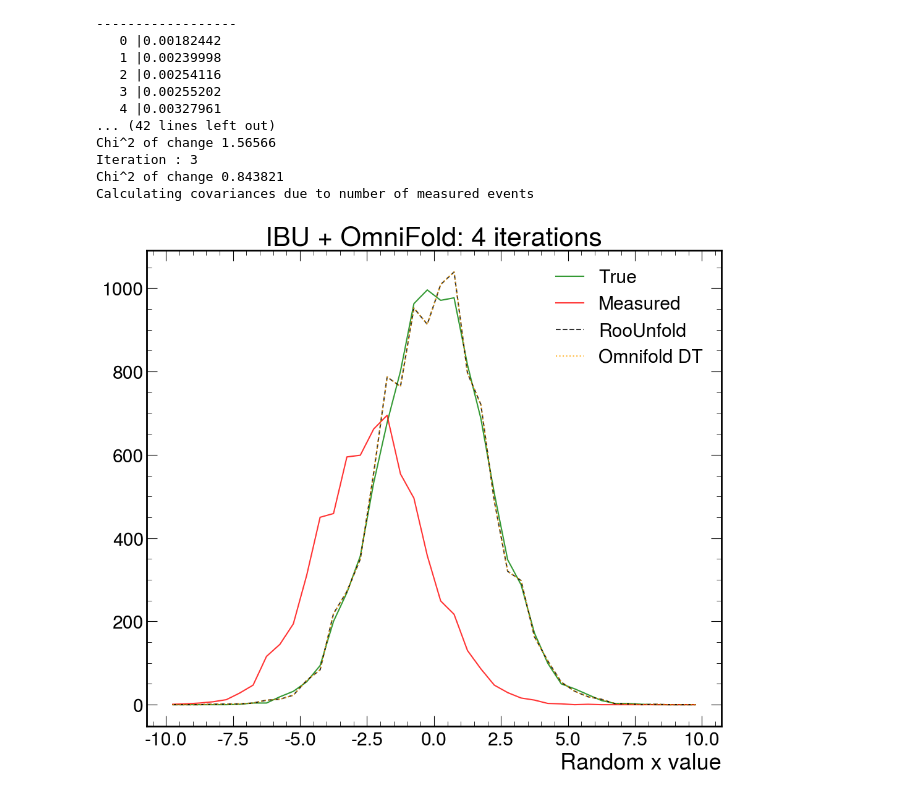
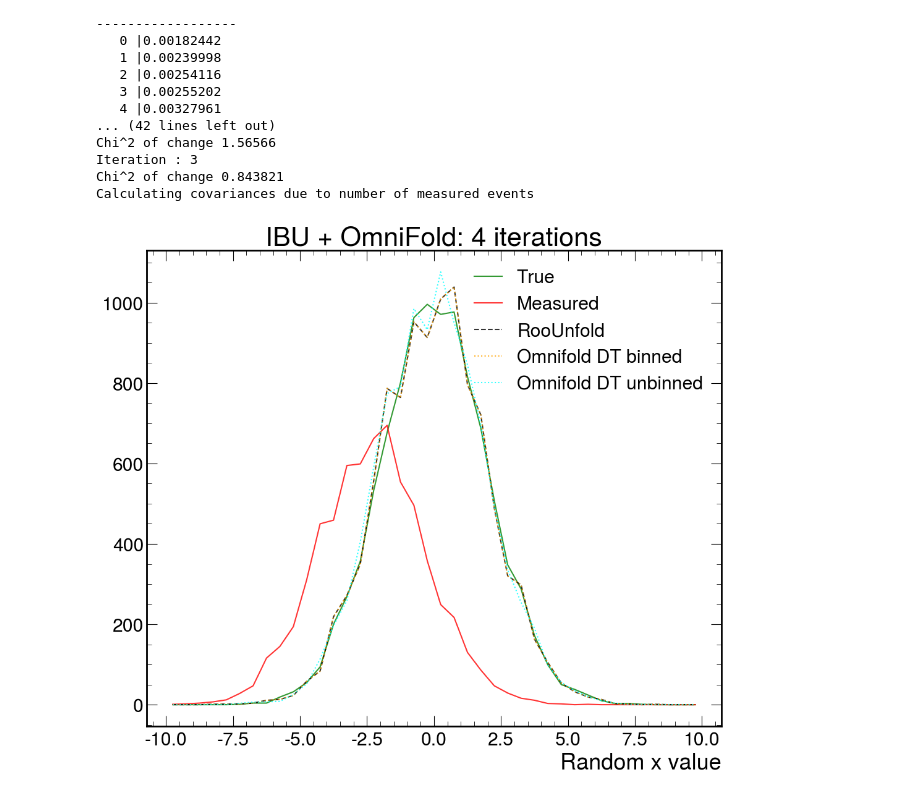
Before and after one commit to rymilton/unfolding, a Jupyter notebook: omnifold_decisiontrees.ipynb, the cells around one changed output. Saved outputs shown, nothing was run; the diff lists cells and outputs as text; code cells hidden in the pictures.

Commit message:
Added initial working version of unbinned unfolding

```diff
--- a/omnifold_decisiontrees.ipynb
+++ b/omnifold_decisiontrees.ipynb
@@ -148,0 +236,3 @@ omnifold_dt_hist = np.divide(omnifold_dt_hist, efficiencies_np, out=np.zeros_lik
+# %%
+# Getting weights from omnifold
+unbinned_weights, MC_entries_unbinned, sim_entries_unbinned = omnifold_unbinned(unbinned_MC_data, unbinned_sim_data, unbinned_measured_data, num_iterations)
@@ -148,0 +248,11 @@ omnifold_dt_hist = np.divide(omnifold_dt_hist, efficiencies_np, out=np.zeros_lik
+# %%
+fig, axs = plt.subplots(1, 2)
+iteration_to_plot = 3
+axs[0].hist(unbinned_weights[iteration_to_plot, 0], bins = 50)
+axs[0].set_xlabel("Weights pull")
+axs[0].set_yscale('log')
+
+axs[1].hist(unbinned_weights[iteration_to_plot, 1], bins = 50)
+axs[1].set_xlabel("Weights push")
+axs[1].set_yscale('log')
+fig.suptitle(f"Iteration {iteration_to_plot}")
@@ -148,0 +262,27 @@ omnifold_dt_hist = np.divide(omnifold_dt_hist, efficiencies_np, out=np.zeros_lik
+# %%
+# Inspecting the unbinned unfolded results for sim and MC
+omnifold_MC_hist_unbinned, omnifold_MC_bin_edges_unbinned = np.histogram(MC_entries_unbinned.flatten(), weights = unbinned_weights[iteration_to_plot, 1], bins = MC_bins, range = [MC_low, MC_high])
+omnifold_MC_bin_centers_unbinned = (omnifold_MC_bin_edges_unbinned[:-1] + omnifold_MC_bin_edges_unbinned[1:]) / 2
+
+# Accounting for efficiencies
+omnifold_MC_hist_unbinned = np.divide(omnifold_MC_hist_unbinned, efficiencies_np, out=np.zeros_like(omnifold_MC_hist_unbinned, dtype=np.float32), where=efficiencies_np!=0)
+
+omnifold_sim_hist_unbinned, omnifold_sim_bin_edges_unbinned = np.histogram(sim_entries_unbinned.flatten(), weights = unbinned_weights[iteration_to_plot, 0], bins = sim_bins, range = [sim_low, sim_high])
+
+omnifold_sim_bin_centers_unbinned = (omnifold_sim_bin_edges_unbinned[:-1] + omnifold_sim_bin_edges_unbinned[1:]) / 2
+
+fig, axs = plt.subplots(2, 1, figsize=(11,11), sharex=True)
+axs[0].plot(omnifold_MC_bin_centers_unbinned, omnifold_MC_hist_unbinned, label = "Unbinned unfolded MC")
+truth_counts, truth_bin_centers = dh.TH1_to_numpy(true_hist)
+axs[0].plot(truth_bin_centers, truth_counts, label = "Binned truth")
+axs[0].legend()
+
+axs[1].plot(omnifold_sim_bin_centers_unbinned, omnifold_sim_hist_unbinned, label = "Unbinned unfolded reco")
+measured_counts, measured_bin_centers = dh.TH1_to_numpy(measured_hist)
+axs[1].plot(measured_bin_centers, measured_counts, label = "Binned measured")
+
+axs[1].legend()
+axs[1].set_xlabel("Random x data")
+
+plt.subplots_adjust(wspace=0, hspace=0)
+fig.suptitle(f"Iteration {iteration_to_plot}")
@@ -171,19 +314,21 @@ Calculating covariances due to number of measured events
 # %%
 # Plotting our unfolded results
 true_data, true_x = dh.TH1_to_numpy(true_hist)
 roounfold_data, roounfold_x = dh.TH1_to_numpy(hReco_RooUnfold)
 measured_data, measured_x = dh.TH1_to_numpy(measured_hist)
 
 fig = plt.figure(figsize=(12,10))
 plt.plot(true_x, true_data, label = "True", color = 'green', alpha = .8)
 plt.plot(measured_x, measured_data, label = "Measured", color = 'red', alpha = .8)
 
 plt.plot(roounfold_x, roounfold_data, label = "RooUnfold", color = 'black', linestyle='dashed', alpha = .8)
-plt.plot(omnifold_bin_centers, omnifold_dt_hist, label = "Omnifold DT", linestyle='dotted', alpha = .8, color = 'orange')
+plt.plot(omnifold_MC_bin_centers_binned, omnifold_MC_hist_binned, label = "Omnifold DT binned", linestyle='dotted', alpha = .8, color = 'orange')
+
+plt.plot(omnifold_MC_bin_centers_unbinned, omnifold_MC_hist_unbinned, label = "Omnifold DT unbinned", linestyle='dotted', alpha = .8, color = 'cyan')
 
 plt.xlabel("Random x value")
 plt.title(f"IBU + OmniFold: {num_iterations} iterations")
 plt.legend()
 plt.show()
 # %% [output]
-[figure, old version]
+[figure, new version]
```
Also changed, not shown: parts of 10 cells of this notebook.
